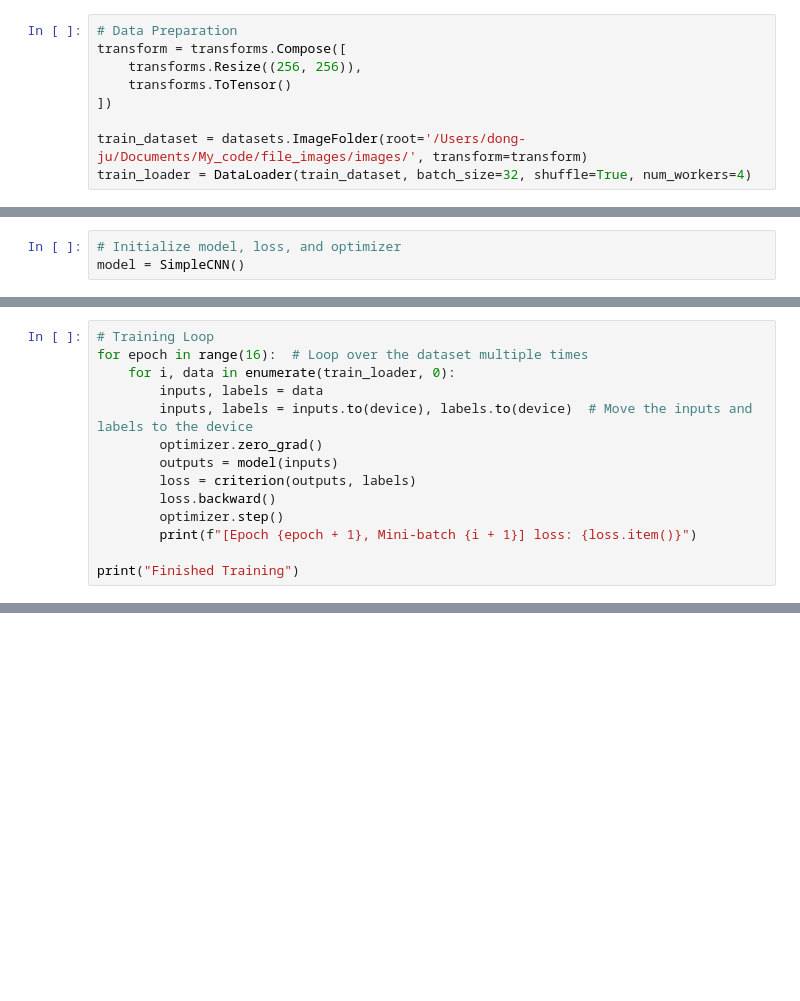
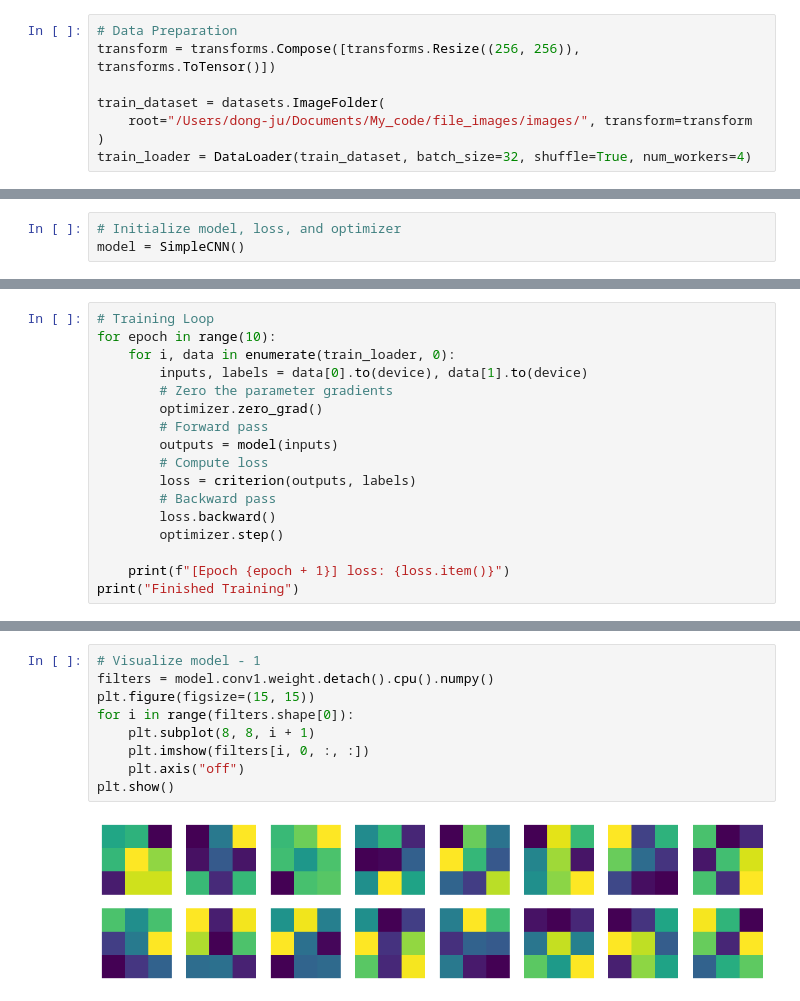
Before and after one commit to dongju93/file_images, a Jupyter notebook: pytorch_cnn.ipynb, the cells around one changed output, grey strips where cells are left out. Drawn from its saved outputs; the diff is of its cells as text; blank space fills up the shorter version.

Commit message:
change image generate method

```diff
--- a/pytorch_cnn.ipynb
+++ b/pytorch_cnn.ipynb
@@ -9,12 +9,11 @@ import torch.nn.functional as F
 import matplotlib.pyplot as plt
 # %%
 # Data Preparation
-transform = transforms.Compose([
-    transforms.Resize((256, 256)),
-    transforms.ToTensor()
-])
+transform = transforms.Compose([transforms.Resize((256, 256)), transforms.ToTensor()])
 
-train_dataset = datasets.ImageFolder(root='/Users/dong-ju/Documents/My_code/file_images/images/', transform=transform)
+train_dataset = datasets.ImageFolder(
+    root="/Users/dong-ju/Documents/My_code/file_images/images/", transform=transform
+)
 train_loader = DataLoader(train_dataset, batch_size=32, shuffle=True, num_workers=4)
 # %%
 # Define the CNN Architecture with added max-pooling layers
@@ -47,15 +46,18 @@ criterion = nn.CrossEntropyLoss()
 optimizer = optim.Adam(model.parameters(), lr=0.001)
 # %%
 # Training Loop
-for epoch in range(16):  # Loop over the dataset multiple times
+for epoch in range(10):
     for i, data in enumerate(train_loader, 0):
-        inputs, labels = data
-        inputs, labels = inputs.to(device), labels.to(device)  # Move the inputs and labels to the device
+        inputs, labels = data[0].to(device), data[1].to(device)
+        # Zero the parameter gradients
         optimizer.zero_grad()
+        # Forward pass
         outputs = model(inputs)
+        # Compute loss
         loss = criterion(outputs, labels)
+        # Backward pass
         loss.backward()
         optimizer.step()
-        print(f"[Epoch {epoch + 1}, Mini-batch {i + 1}] loss: {loss.item()}")
 
+    print(f"[Epoch {epoch + 1}] loss: {loss.item()}")
 print("Finished Training")
@@ -61,0 +76,11 @@ print("Finished Training")
+# %%
+# Visualize model - 1
+filters = model.conv1.weight.detach().cpu().numpy()
+plt.figure(figsize=(15, 15))
+for i in range(filters.shape[0]):
+    plt.subplot(8, 8, i + 1)
+    plt.imshow(filters[i, 0, :, :])
+    plt.axis("off")
+plt.show()
+# %% [output]
+[figure, added]
```
Also changed, not shown: parts of 7 cells of this notebook, 19 other files.
